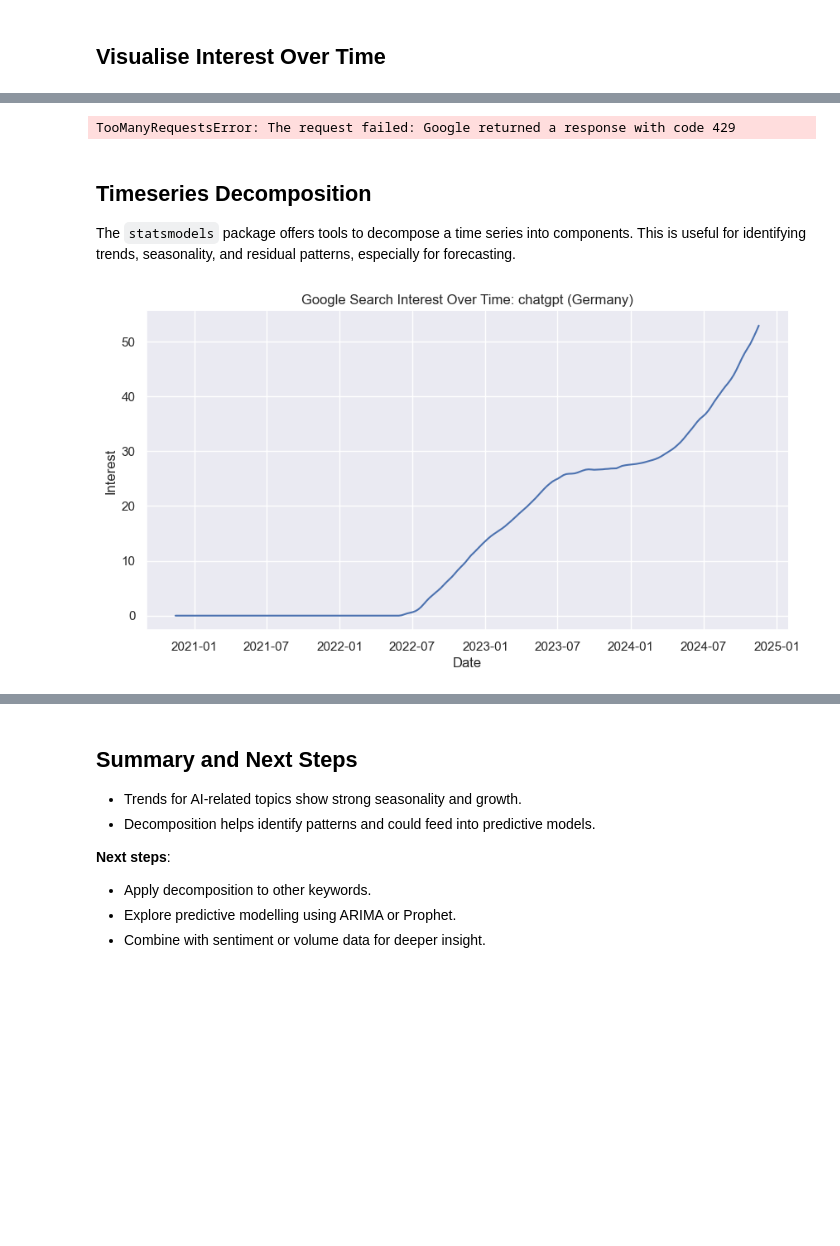
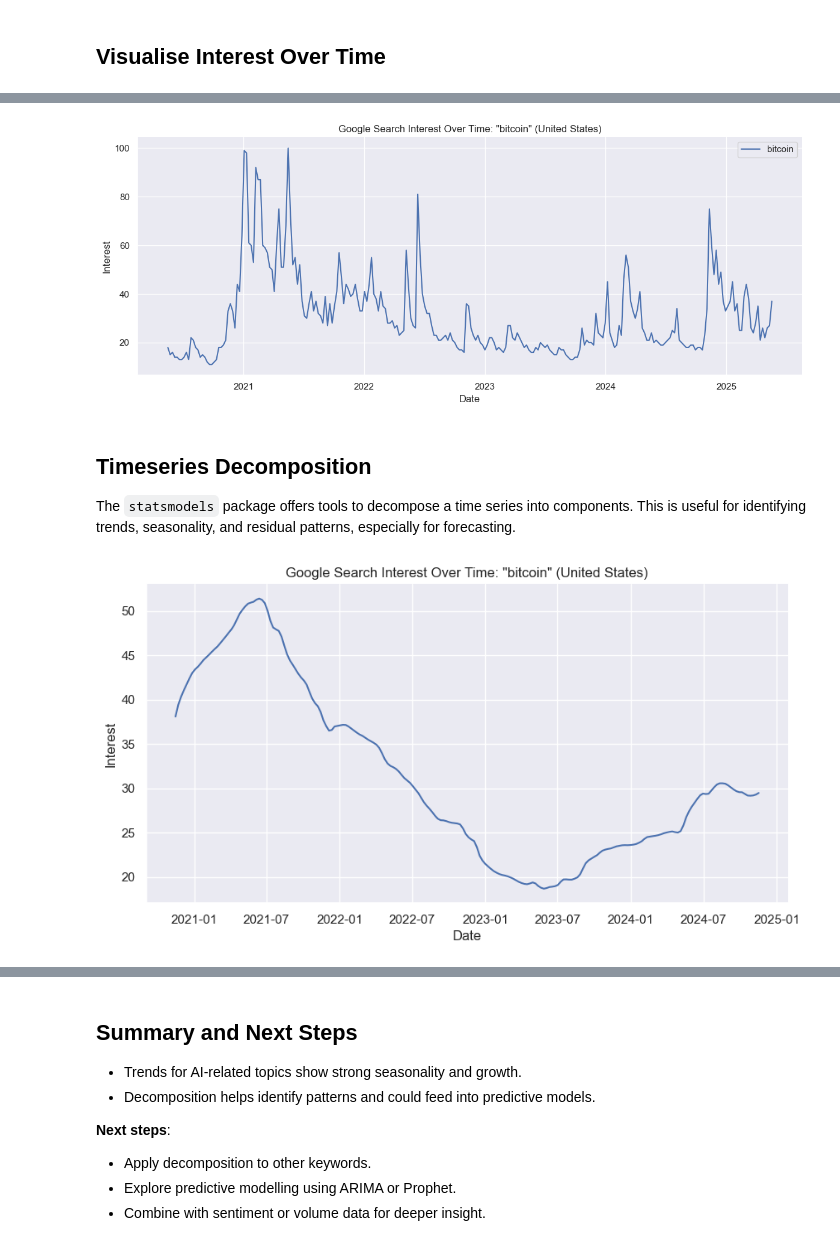
Before and after one commit to SheryllD/googletrends, a Jupyter notebook: pytrends.ipynb, the cells around one changed output, grey strips where cells are left out. Cells and saved outputs as stored; diff of their text form; code cells hidden in the pictures; blank space fills up the shorter version.

```diff
--- a/pytrends.ipynb
+++ b/pytrends.ipynb
@@ -98,27 +131,27 @@ g = sns.relplot(data=plot_data,
 # %%
 # Note: returns different values when the phrase is queried on its own.
-kw_list = ['chatgpt']
+kw_list = ['bitcoin']
 pytrends.build_payload(kw_list,
                        cat=0,
                        timeframe='today 5-y',
-                       geo='DE',
+                       geo='US',
                        gprop='')
 
 # Retrieving interest over time for the keyword
 df_trend_single = pytrends.interest_over_time()
 
 # Plot the trend
 plt.figure(figsize=(12, 5))
 sns.lineplot(data=df_trend_single.iloc[:,0:1])
-plt.title('Google Search Interest Over Time: chatgpt (Germany)')
+plt.title(f'Google Search Interest Over Time: "{kw_list[0]}" (United States)')
 plt.xlabel('Date')
 plt.ylabel('Interest')
 sns.despine()
 plt.grid(True)
 plt.tight_layout()
 plt.show()
 # %% [output]
-TooManyRequestsError: The request failed: Google returned a response with code 429
+[figure, added]
 # %% [markdown]
 ## Timeseries Decomposition
 The `statsmodels` package offers tools to decompose a time series into components. This is useful for identifying trends, seasonality, and residual patterns, especially for forecasting.
@@ -132,9 +165,9 @@ decompose = sm.tsa.seasonal_decompose(df,
 sns.lineplot(data=decompose.trend)
 plt.xlabel('Date')
 plt.ylabel('Interest')
-plt.title('Google Search Interest Over Time: chatgpt (Germany)')
+plt.title(f'Google Search Interest Over Time: "{kw_list[0]}" (United States)')
 sns.despine()
 plt.show()
 # %% [output]
-[figure, old version]
+[figure, new version]
 # %%
```
Also changed, not shown: parts of 8 cells of this notebook, 1 other file.
